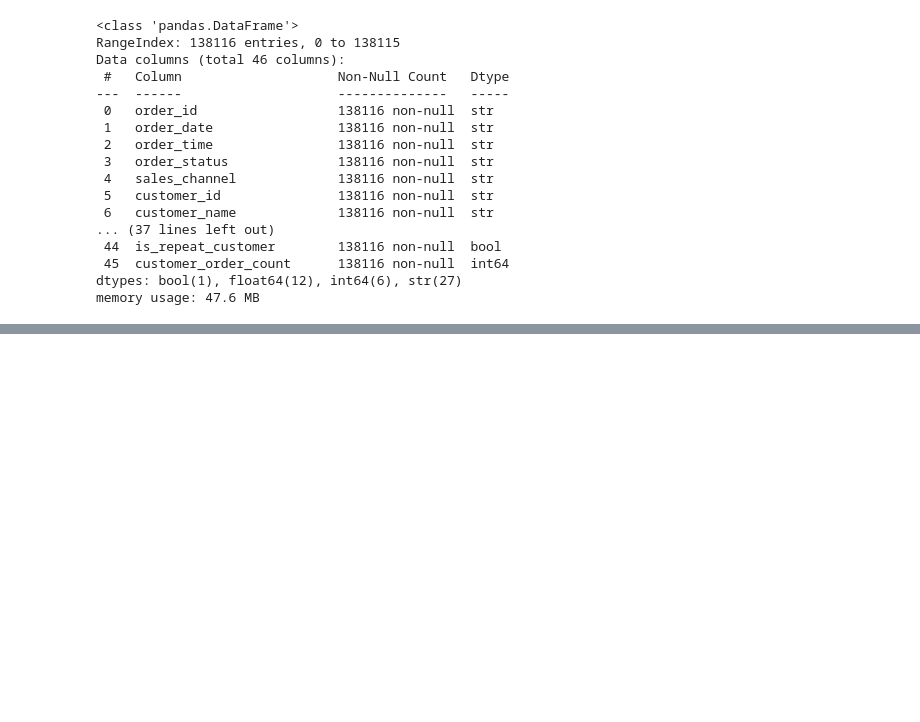
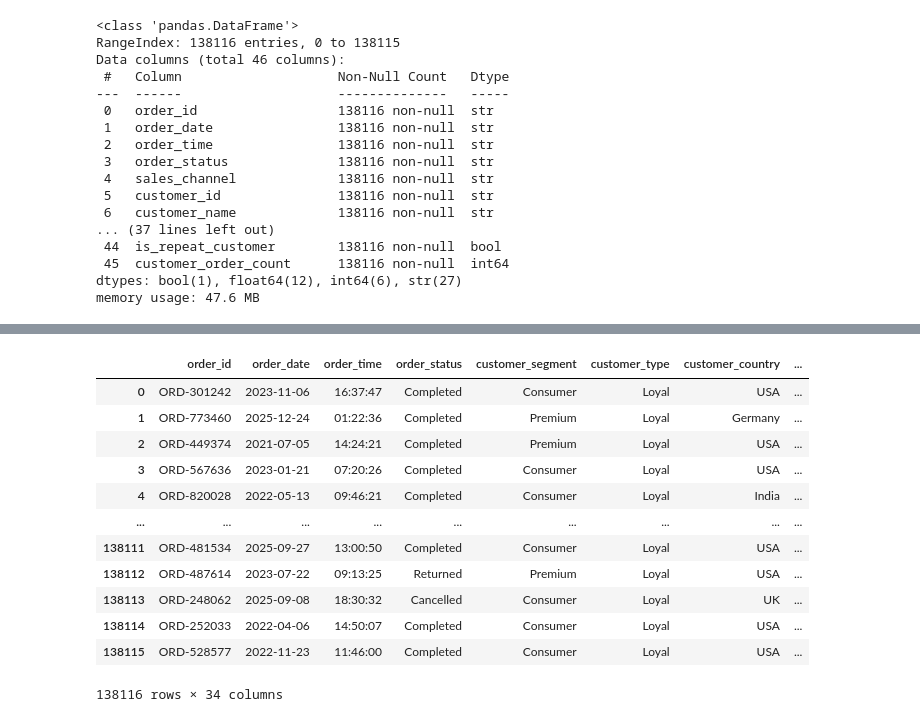
Before and after one commit to SalemAlattas02/Promotion-Profitability-Analysis, a Jupyter notebook: analysis.ipynb, the cells around one changed output, grey strips where cells are left out. Drawn from its saved outputs; the diff is of its cells as text; code cells hidden in the pictures; blank space fills up the shorter version.

```diff
--- a/analysis.ipynb
+++ b/analysis.ipynb
@@ -27,0 +78,25 @@ memory usage: 47.6 MB
+# %%
+# relevant data
+df[['order_id', 'order_date', 'order_time', 'order_status',
+       'customer_segment', 'customer_type', 'customer_country', 'region',
+       'payment_status', 'currency', 'shipping_method', 'delivery_days',
+       'estimated_delivery_days', 'delivery_status', 'return_status',
+       'return_reason', 'customer_rating', 'review_sentiment',
+       'customer_review', 'marketing_channel', 'campaign_name', 'coupon_code',
+       'quantity', 'gross_sales', 'discount_amount', 'tax_amount', 'shipping_cost',
+       'net_sales', 'product_cost', 'profit', 'profit_margin_percentage',
+       'customer_lifetime_value', 'is_repeat_customer','customer_order_count']]
+# %% [output]
+|  | order_id | order_date | order_time | order_status | customer_segment | customer_type | customer_country | ... |
+| 0 | ORD-301242 | 2023-11-06 | 16:37:47 | Completed | Consumer | Loyal | USA | ... |
+| 1 | ORD-773460 | 2025-12-24 | 01:22:36 | Completed | Premium | Loyal | Germany | ... |
+| 2 | ORD-449374 | 2021-07-05 | 14:24:21 | Completed | Premium | Loyal | USA | ... |
+| 3 | ORD-567636 | 2023-01-21 | 07:20:26 | Completed | Consumer | Loyal | USA | ... |
+| 4 | ORD-820028 | 2022-05-13 | 09:46:21 | Completed | Consumer | Loyal | India | ... |
+| ... | ... | ... | ... | ... | ... | ... | ... | ... |
+| 138111 | ORD-481534 | 2025-09-27 | 13:00:50 | Completed | Consumer | Loyal | USA | ... |
+| 138112 | ORD-487614 | 2023-07-22 | 09:13:25 | Returned | Premium | Loyal | USA | ... |
+| 138113 | ORD-248062 | 2025-09-08 | 18:30:32 | Cancelled | Consumer | Loyal | UK | ... |
+| 138114 | ORD-252033 | 2022-04-06 | 14:50:07 | Completed | Consumer | Loyal | USA | ... |
+| 138115 | ORD-528577 | 2022-11-23 | 11:46:00 | Completed | Consumer | Loyal | USA | ... |
+138116 rows × 34 columns
```
Also changed, not shown: parts of 7 cells of this notebook.
